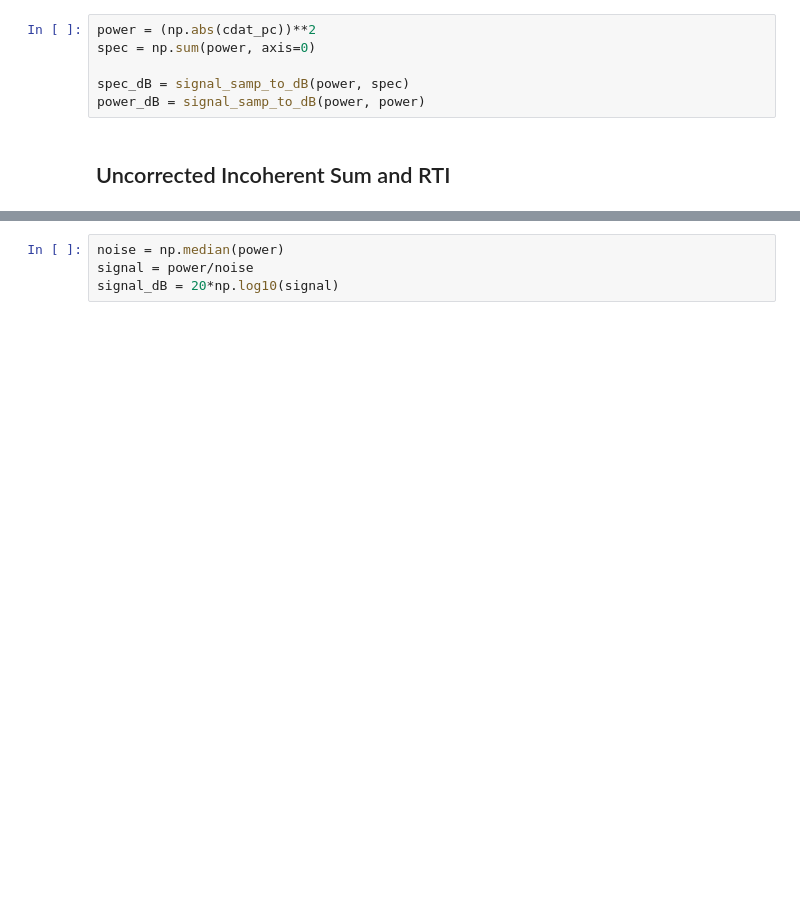
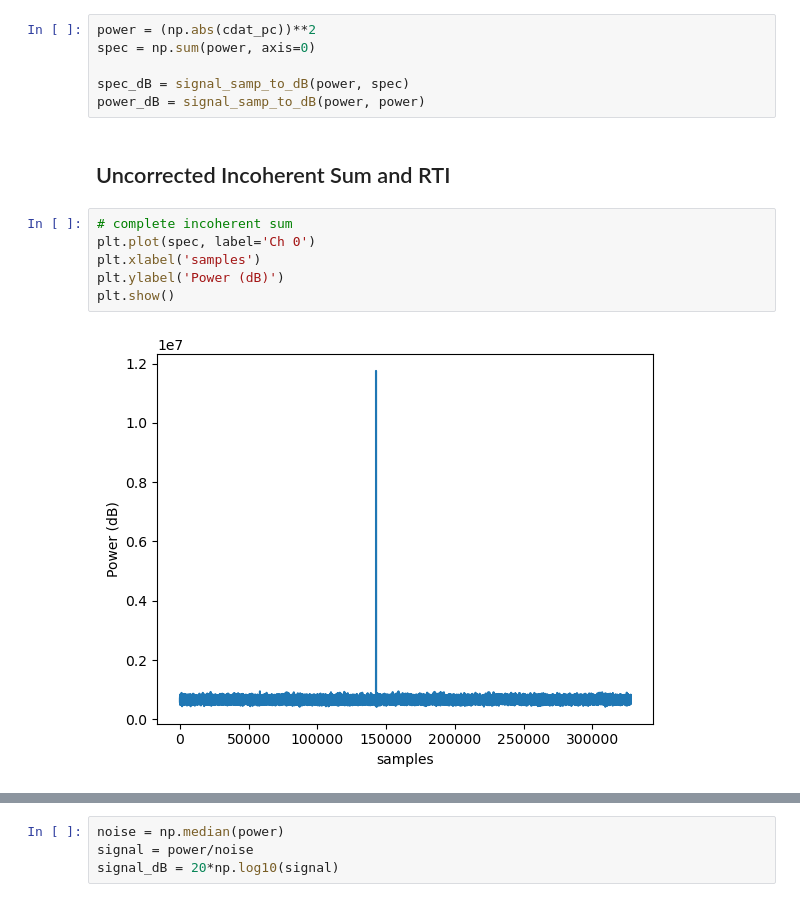
Before and after one commit to phoeberyder/atlas_rb, a Jupyter notebook: atlas_rb.ipynb, the cells around one changed output, grey strips where cells are left out. Drawn from its saved outputs; the diff is of its cells as text; blank space fills up the shorter version.

```diff
--- a/atlas_rb.ipynb
+++ b/atlas_rb.ipynb
@@ -105,5 +190,13 @@ spec_dB = signal_samp_to_dB(power, spec)
 power_dB = signal_samp_to_dB(power, power)
 # %% [markdown]
 ## Uncorrected Incoherent Sum and RTI
+# %%
+# complete incoherent sum
+plt.plot(spec, label='Ch 0')
+plt.xlabel('samples')
+plt.ylabel('Power (dB)')
+plt.show()
+# %% [output]
+[figure, added]
 # %%
 #incoherent sum
```
Also changed, not shown: parts of 17 cells of this notebook, 2 other files.
